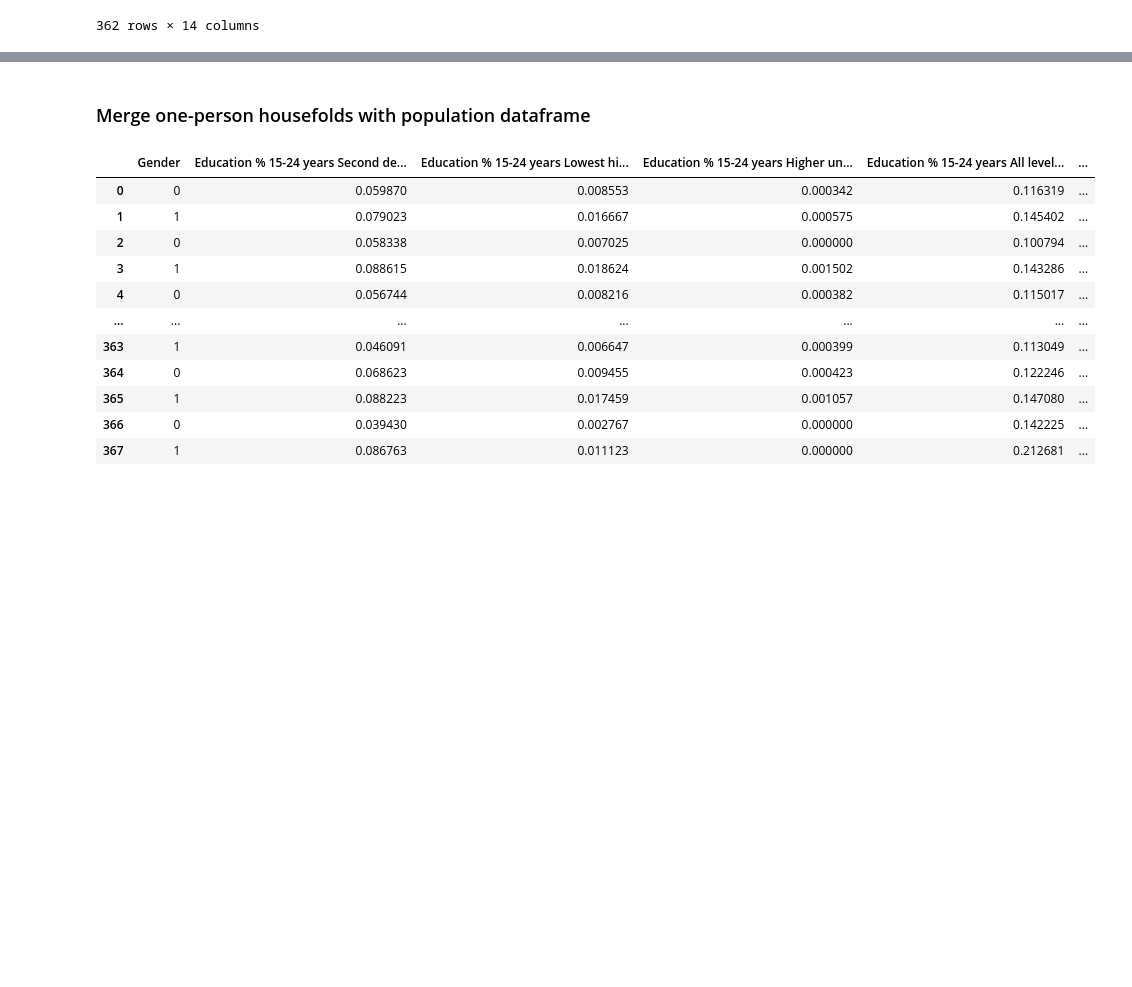
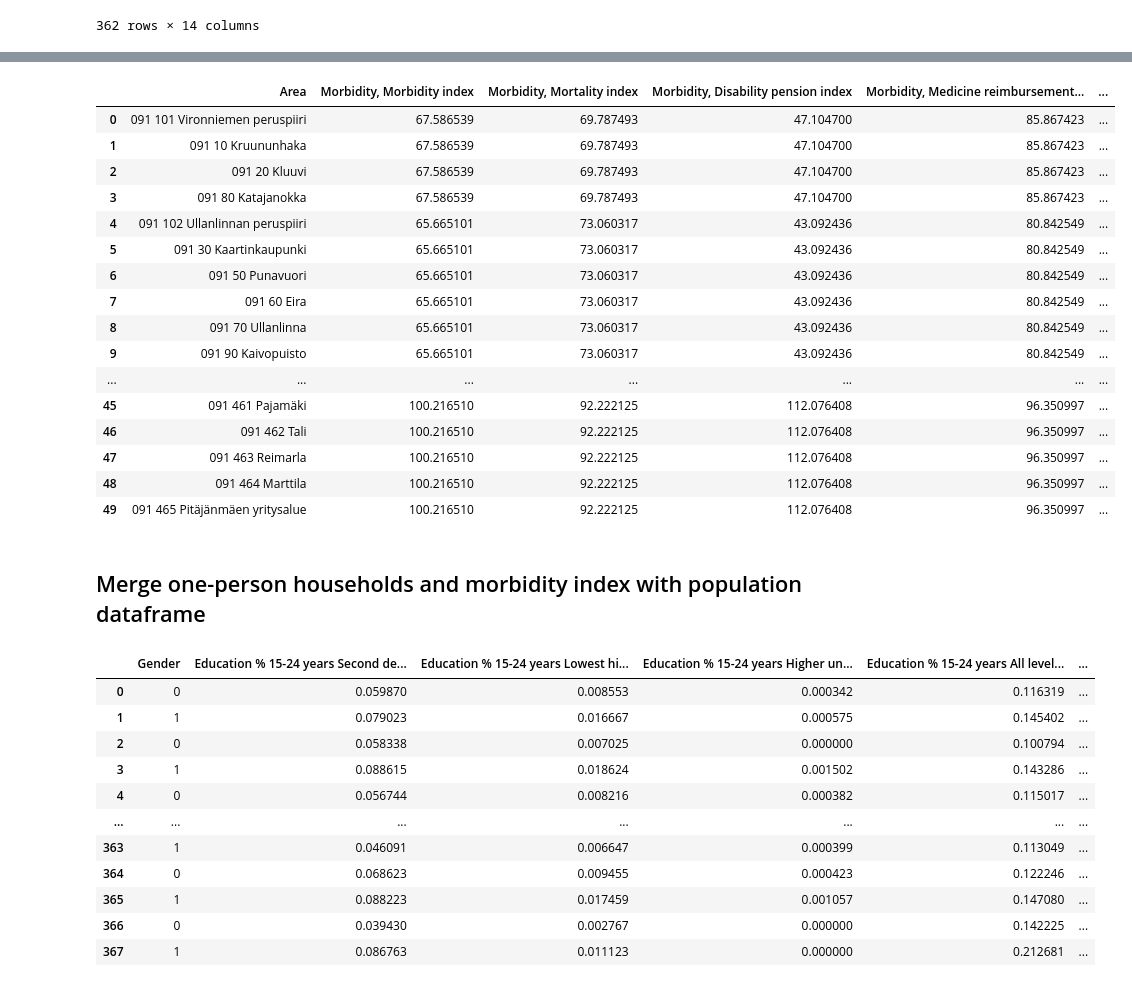
Before and after one commit to phuvio/Introduction-to-Data-Science, a Jupyter notebook: src/Data_processing.ipynb, the cells around one changed output, grey strips where cells are left out. Saved outputs shown, nothing was run; the diff lists cells and outputs as text; code cells hidden in the pictures; blank space fills up the shorter version.

```diff
--- a/src/Data_processing.ipynb
+++ b/src/Data_processing.ipynb
@@ -207,5 +223,40 @@ ones_portions
+# %%
+
+# Merge morbidity data with district codes
+
+# Fetch district data
+distr = pd.read_csv('../data/Helsinki_districts.csv')
+distr = distr[distr['BASIC'] != 0]
+distr = distr[['Helsinki statistical area code', 'District']]
+
+# Join districts and morbidity data
+morb = pd.merge(left=distr, right=morb_fetch, how='left', left_on='District', right_on='Morbidity, District')
+
+# Rename
+morb = morb.rename(columns={'Helsinki statistical area code': 'Area'})
+morb = morb.drop(['District', 'Morbidity, District'], axis=1)
+
+morb.head(50)
+# %% [output]
+|  | Area | Morbidity, Morbidity index | Morbidity, Mortality index | Morbidity, Disability pension index | Morbidity, Medicine reimbursement... | ... |
+| 0 | 091 101 Vironniemen peruspiiri | 67.586539 | 69.787493 | 47.104700 | 85.867423 | ... |
+| 1 | 091 10 Kruununhaka | 67.586539 | 69.787493 | 47.104700 | 85.867423 | ... |
+| 2 | 091 20 Kluuvi | 67.586539 | 69.787493 | 47.104700 | 85.867423 | ... |
+| 3 | 091 80 Katajanokka | 67.586539 | 69.787493 | 47.104700 | 85.867423 | ... |
+| 4 | 091 102 Ullanlinnan peruspiiri | 65.665101 | 73.060317 | 43.092436 | 80.842549 | ... |
+| 5 | 091 30 Kaartinkaupunki | 65.665101 | 73.060317 | 43.092436 | 80.842549 | ... |
+| 6 | 091 50 Punavuori | 65.665101 | 73.060317 | 43.092436 | 80.842549 | ... |
+| 7 | 091 60 Eira | 65.665101 | 73.060317 | 43.092436 | 80.842549 | ... |
+| 8 | 091 70 Ullanlinna | 65.665101 | 73.060317 | 43.092436 | 80.842549 | ... |
+| 9 | 091 90 Kaivopuisto | 65.665101 | 73.060317 | 43.092436 | 80.842549 | ... |
+| ... | ... | ... | ... | ... | ... | ... |
+| 45 | 091 461 Pajamäki | 100.216510 | 92.222125 | 112.076408 | 96.350997 | ... |
+| 46 | 091 462 Tali | 100.216510 | 92.222125 | 112.076408 | 96.350997 | ... |
+| 47 | 091 463 Reimarla | 100.216510 | 92.222125 | 112.076408 | 96.350997 | ... |
+| 48 | 091 464 Marttila | 100.216510 | 92.222125 | 112.076408 | 96.350997 | ... |
+| 49 | 091 465 Pitäjänmäen yritysalue | 100.216510 | 92.222125 | 112.076408 | 96.350997 | ... |
 # %% [markdown]
-### Merge one-person housefolds with population dataframe
+## Merge one-person households and morbidity index with population dataframe
 # %%
 # Read population data (including district names with and without å, ä, ö)
 population_df2 = pd.read_csv('../data/population_df2.csv')
```
Also changed, not shown: parts of 9 cells of this notebook, 4 other files.
